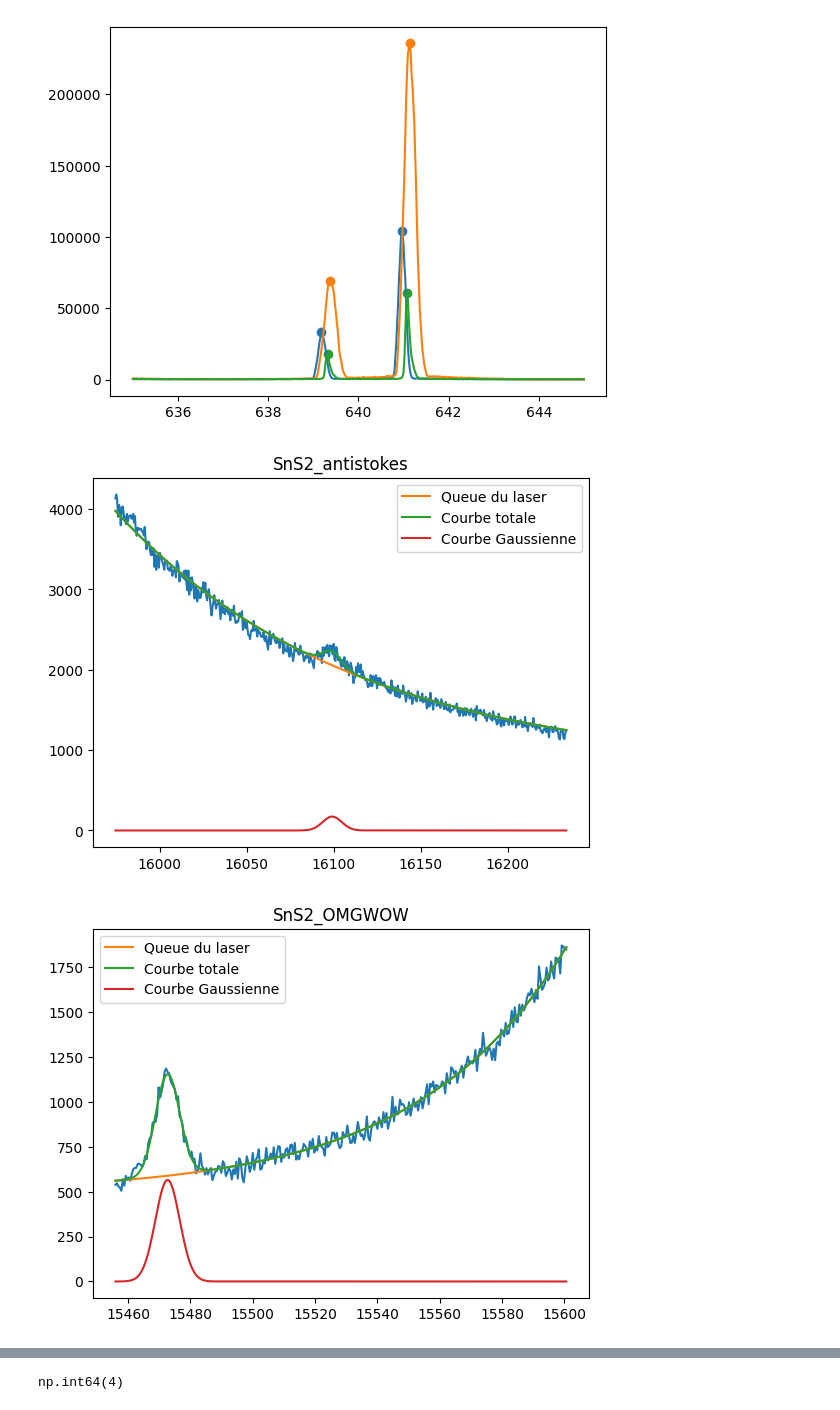
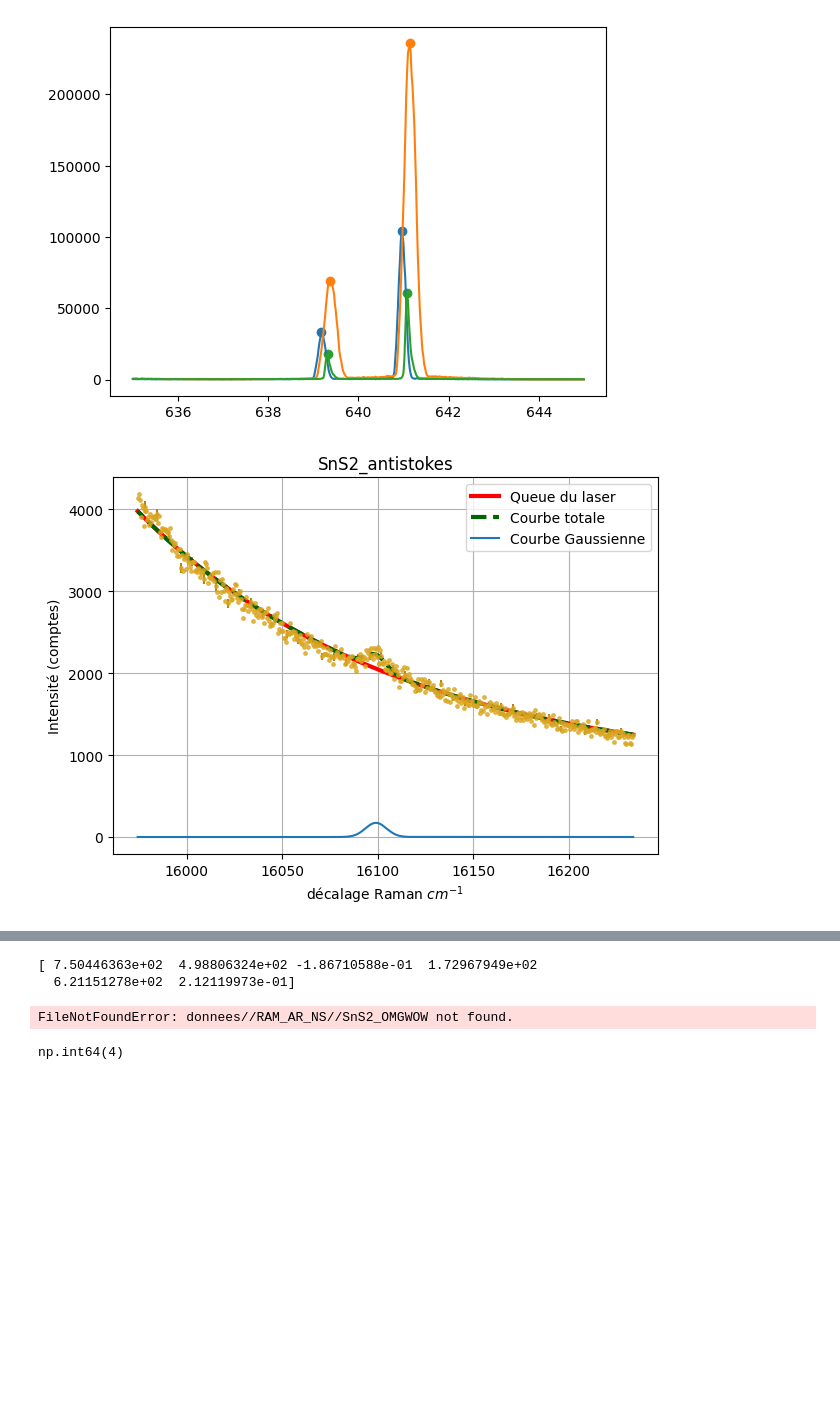
Before and after one commit to Simarties/Labo3, a Jupyter notebook: LabREIMAN/Ramain.ipynb, the cells around one changed output, grey strips where cells are left out. Drawn from its saved outputs; the diff is of its cells as text; code cells hidden in the pictures; blank space fills up the shorter version.

```diff
--- a/LabREIMAN/Ramain.ipynb
+++ b/LabREIMAN/Ramain.ipynb
@@ -81,8 +69,8 @@ for i in donnees:
     spectre = np.loadtxt(f'donnees//RAM_AR_NS//{i}')
     if 'S_' in i:
         plt.plot(1/(spectre[:,0]*1e-09*100), spectre[:,1],color='goldenrod')
-    plt.ylabel('nombre de comptes')
-    plt.xlabel(r'$cm^{-1}$')
+    plt.ylabel('Intensité (comptes)')
+    plt.xlabel(r'Décalage Raman $cm^{-1}$')
     plt.tight_layout()
     plt.savefig('soufre')
 # %% [output]
@@ -182,35 +170,44 @@ def fit_extreme(x,y,mus=None,peak_pad=0.4,weight_out=5):
     sigmaw[~mask_pk] = weight_out
 
     popt , cov_fonc = curve_fit(fit_fonctionTot,x,y,p0=p0_fonct,sigma=sigmaw,maxfev=500000)
     erreur  = np.sqrt(np.diag(cov_fonc))
 
     y_queue = courbe_exp(x,popt[0],popt[1],popt[2],xref)
     y_courbe = fit_fonctionTot(x,*popt)
     y_gauss = popt[3] *np.exp(-0.5* ((x-popt[4])/popt[5])**2)
 
     return {'popt':popt, 'perr':erreur, 'y_queue':y_queue, 'y_courbe':y_courbe, 'y_gauss':y_gauss}
 
 
 for i in donnees:
     spectre = np.loadtxt(f'donnees//RAM_AR_NS//{i}')
     if 'Sn' in i:
         if 'anti' in i:
             mu = [620.5,621.5]
         else: mu = None
         X = spectre[:,0]
         Y = spectre[:,1]
 
         Résultat = fit_extreme(X,Y,mus=mu)
 
+        marche = len(X)//40
+        index_err = np.arange(0,len(X),marche)
+        y_err = np.sqrt(Y)
 
-        plt.plot(1/(X*1e-09*100), Y)
-        plt.plot(1/(X*1e-09*100),Résultat['y_queue'],label='Queue du laser')
-        plt.plot(1/(X*1e-09*100),Résultat['y_courbe'],label='Courbe totale')
+        plt.errorbar(1/(X*1e-09*100), Y,marker='o',markersize=2.5,ls='',color='goldenrod',alpha=.75)
+        plt.errorbar(1/(X[index_err]*1e-09*100),Y[index_err],yerr = y_err[index_err],marker='',color='darkgoldenrod',ls='')
+        plt.plot(1/(X*1e-09*100),Résultat['y_queue'],label='Queue du laser',lw=3,color='red',ls='-')
+        plt.plot(1/(X*1e-09*100),Résultat['y_courbe'],label='Courbe totale',lw=3,color='darkgreen',ls='--')
         plt.plot(1/(X*1e-09*100),Résultat['y_gauss'],label='Courbe Gaussienne')
         plt.legend(loc='best')
         plt.title(f'{i}')
+        plt.ylabel('Intensité (comptes)')
+        plt.xlabel('décalage Raman $cm^{-1}$')
+        plt.tight_layout()
+        plt.grid()
         plt.savefig(f'donnees//RAM_AR_NS//graphes//{i}')
         plt.show()
+
+        print(Résultat['popt'])
 # %% [output]
-[figure, old version]
+[figure, new version]
-[figure, removed]
@@ -218,3 +214,6 @@ for i in donnees:
+[ 7.50446363e+02  4.98806324e+02 -1.86710588e-01  1.72967949e+02
+  6.21151278e+02  2.12119973e-01]
+FileNotFoundError: donnees//RAM_AR_NS//SnS2_OMGWOW not found.
 # %%
 # %% [output]
 np.int64(4)
```
Also changed, not shown: parts of 2 cells of this notebook, 4 other files.
